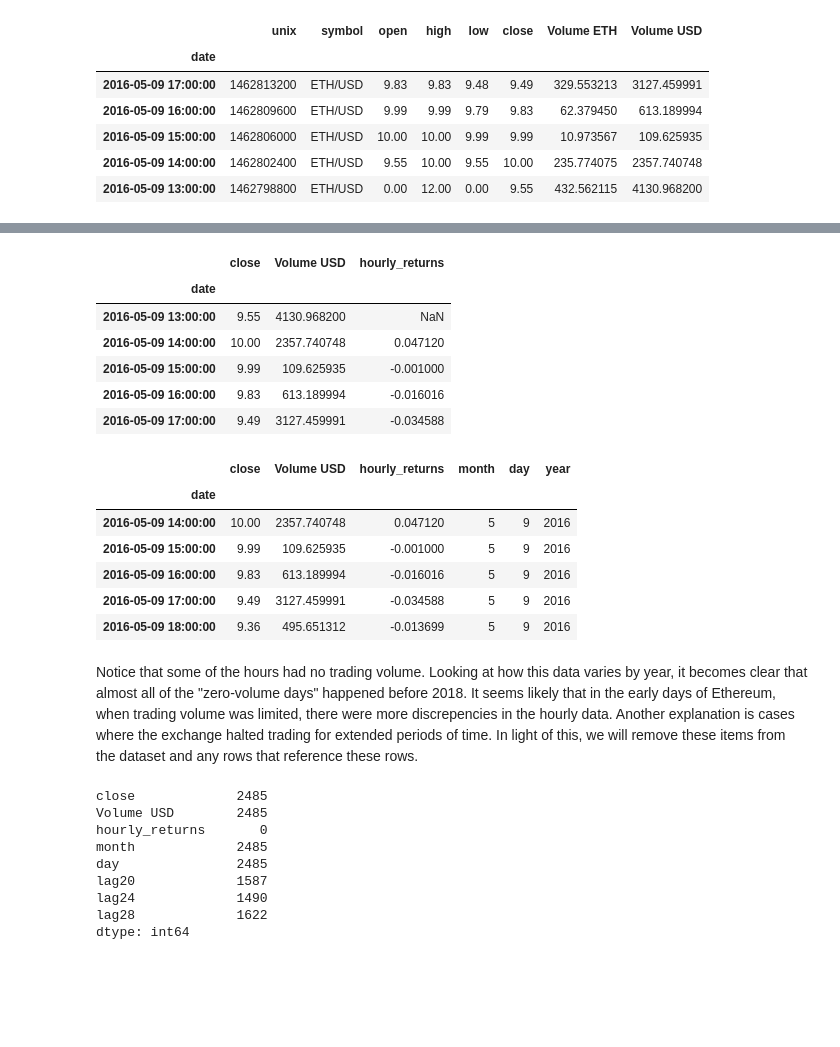
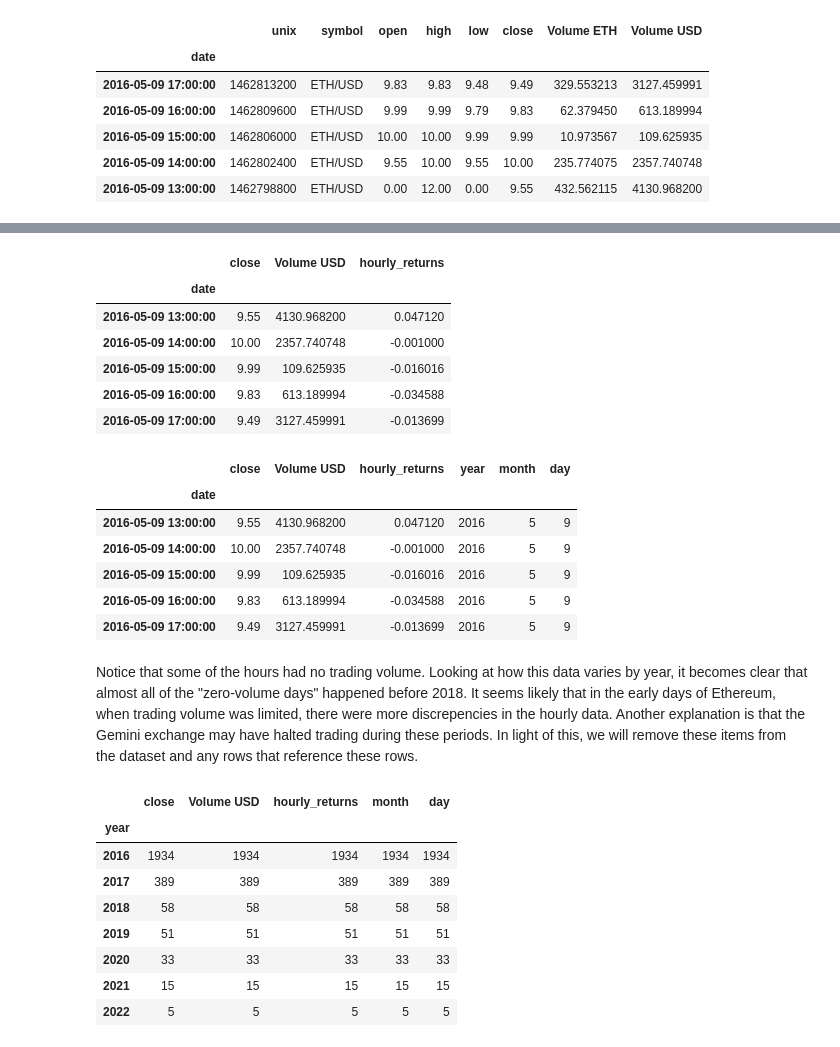
Before and after one commit to aisrael17/pure-momentum, a Jupyter notebook: notebooks/model.ipynb, the cells around one changed output, grey strips where cells are left out. Cells and saved outputs as stored; diff of their text form; code cells hidden in the pictures; blank space fills up the shorter version.

```diff
--- a/notebooks/model.ipynb
+++ b/notebooks/model.ipynb
@@ -54,55 +72,56 @@ display(eth_prices.head())
 # %%
 # Calculate hourly percent change (this will be the response variable)
-eth_prices['hourly_returns'] = eth_prices['close'].pct_change()
-eth_prices.head()
+eth_prices['hourly_returns'] = eth_prices['close'].pct_change().shift(-1)
+
+display(eth_prices.head())
 # %% [output]
 |  | close | Volume USD | hourly_returns |
 | date |  |  |  |
-| 2016-05-09 13:00:00 | 9.55 | 4130.968200 | NaN |
-| 2016-05-09 14:00:00 | 10.00 | 2357.740748 | 0.047120 |
-| 2016-05-09 15:00:00 | 9.99 | 109.625935 | -0.001000 |
-| 2016-05-09 16:00:00 | 9.83 | 613.189994 | -0.016016 |
-| 2016-05-09 17:00:00 | 9.49 | 3127.459991 | -0.034588 |
+| 2016-05-09 13:00:00 | 9.55 | 4130.968200 | 0.047120 |
+| 2016-05-09 14:00:00 | 10.00 | 2357.740748 | -0.001000 |
+| 2016-05-09 15:00:00 | 9.99 | 109.625935 | -0.016016 |
+| 2016-05-09 16:00:00 | 9.83 | 613.189994 | -0.034588 |
+| 2016-05-09 17:00:00 | 9.49 | 3127.459991 | -0.013699 |
 # %%
 # For the regression, we need each row to have the following values (predictors):
 # 1. The 20-hour lagged hourly return
 # 2. The 24-hour lagged hourly return
 # 3. The 28-hour lagged hourly return
 # 4. The current month
 # 5. The current day
 # 6. The current year
 
 # Remove NA rows
 eth_prices = eth_prices.dropna()
 
 # Set date/month/year
 eth_prices['year'] = eth_prices.index.year
 eth_prices['month'] = eth_prices.index.month
 eth_prices['day'] = eth_prices.index.day
-eth_prices.head()
+display(eth_prices.head())
 # %% [output]
-|  | close | Volume USD | hourly_returns | month | day | year |
+|  | close | Volume USD | hourly_returns | year | month | day |
 | date |  |  |  |  |  |  |
-| 2016-05-09 14:00:00 | 10.00 | 2357.740748 | 0.047120 | 5 | 9 | 2016 |
-| 2016-05-09 15:00:00 | 9.99 | 109.625935 | -0.001000 | 5 | 9 | 2016 |
-| 2016-05-09 16:00:00 | 9.83 | 613.189994 | -0.016016 | 5 | 9 | 2016 |
-| 2016-05-09 17:00:00 | 9.49 | 3127.459991 | -0.034588 | 5 | 9 | 2016 |
-| 2016-05-09 18:00:00 | 9.36 | 495.651312 | -0.013699 | 5 | 9 | 2016 |
+| 2016-05-09 13:00:00 | 9.55 | 4130.968200 | 0.047120 | 2016 | 5 | 9 |
+| 2016-05-09 14:00:00 | 10.00 | 2357.740748 | -0.001000 | 2016 | 5 | 9 |
+| 2016-05-09 15:00:00 | 9.99 | 109.625935 | -0.016016 | 2016 | 5 | 9 |
+| 2016-05-09 16:00:00 | 9.83 | 613.189994 | -0.034588 | 2016 | 5 | 9 |
+| 2016-05-09 17:00:00 | 9.49 | 3127.459991 | -0.013699 | 2016 | 5 | 9 |
 # %% [markdown]
-Notice that some of the hours had no trading volume. Looking at how this data varies by year, it becomes clear that almost all of the "zero-volume days" happened before 2018. It seems likely that in the early days of Ethereum, when trading volume was limited, there were more discrepencies in the hourly data. Another explanation is cases where the exchange halted trading for extended periods of time. In light of this, we will remove these items from the dataset and any rows that reference these rows.
+Notice that some of the hours had no trading volume. Looking at how this data varies by year, it becomes clear that almost all of the "zero-volume days" happened before 2018. It seems likely that in the early days of Ethereum, when trading volume was limited, there were more discrepencies in the hourly data. Another explanation is that the Gemini exchange may have halted trading during these periods. In light of this, we will remove these items from the dataset and any rows that reference these rows.
 # %%
 sum(eth_prices['Volume USD'] == 0)
 zero_vol = eth_prices[eth_prices['Volume USD'] == 0]
 
-zero_vol.groupby('year').count().sum()
+display(zero_vol.groupby('year').count())
 # %% [output]
-close             2485
-Volume USD        2485
-hourly_returns       0
-month             2485
-day               2485
-lag20             1587
-lag24             1490
-lag28             1622
-dtype: int64
+|  | close | Volume USD | hourly_returns | month | day |
+| year |  |  |  |  |  |
+| 2016 | 1934 | 1934 | 1934 | 1934 | 1934 |
+| 2017 | 389 | 389 | 389 | 389 | 389 |
+| 2018 | 58 | 58 | 58 | 58 | 58 |
+| 2019 | 51 | 51 | 51 | 51 | 51 |
+| 2020 | 33 | 33 | 33 | 33 | 33 |
+| 2021 | 15 | 15 | 15 | 15 | 15 |
+| 2022 | 5 | 5 | 5 | 5 | 5 |
 # %%
```
Also changed, not shown: parts of 14 cells of this notebook.
